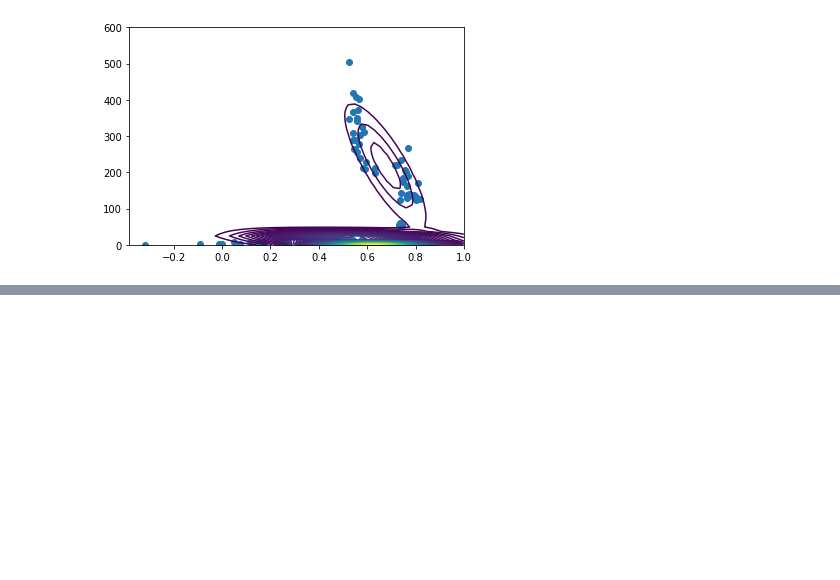
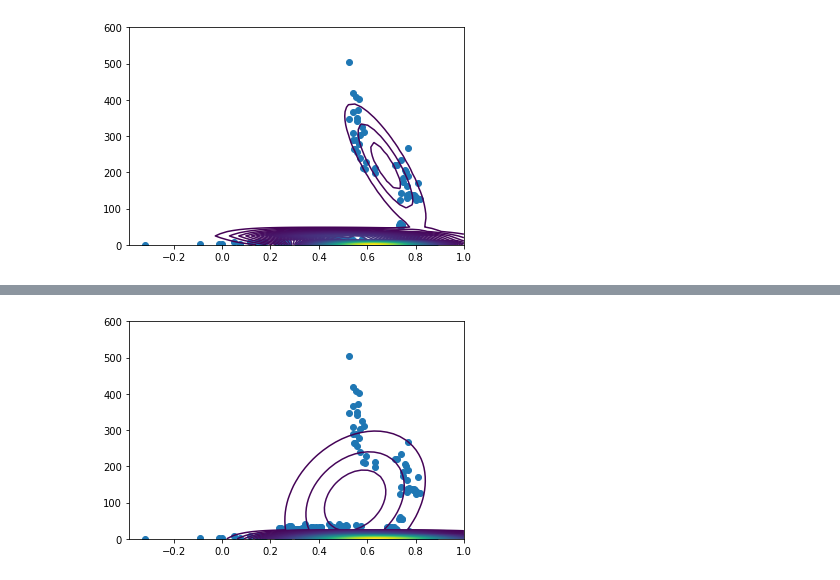
Before and after one commit to kambielawski/uciml_data_analysis, a Jupyter notebook: companies_scratchpad.ipynb, the cells around one changed output, grey strips where cells are left out. Saved outputs shown, nothing was run; the diff lists cells and outputs as text; code cells hidden in the pictures; blank space fills up the shorter version.

```diff
--- a/companies_scratchpad.ipynb
+++ b/companies_scratchpad.ipynb
@@ -581,6 +580,15 @@ array([[1.00789178e-04, 9.60583143e-05, 9.16963910e-05, ...,
         2.64491549e-25, 3.66893657e-27, 4.18747123e-29],
        [6.35808244e-33, 7.86707695e-31, 8.00910285e-29, ...,
         3.72732563e-26, 4.81056792e-28, 5.10832588e-30]])
+# %%
+def plotcontours(weights, means, covs, num_contours=100):
+    X, Y = np.meshgrid(np.linspace(-0.3, 1), np.linspace(0, 600))
+    XX = np.array([X.ravel(), Y.ravel()]).T
+    Z = getprob(XX, weights, means, covs)
+    Z = Z.reshape((50, 50))
+    plt.contour(X, Y, Z, num_contours)
+    plt.scatter(data['gross_margin'], data['revenue_per_user'])
+    plt.show()
 # %%
 plt.contour(X, Y, Z, 200)
 plt.scatter(displaydata['gross_margin'], displaydata['revenue_per_user'])
@@ -612,0 +619,4 @@ Text(0, 0.5, 'revenue per user')
+# %%
+# Kind of interesting to see visually. Let's try different #'s of Gaussians
+weights2, means2, covs2 = gaussian_mixture_model(np.array(data), 2)
+weights3, means3, covs3 = gaussian_mixture_model(np.array(data), 3)
@@ -612,0 +641,5 @@ Text(0, 0.5, 'revenue per user')
+# %%
+# two gaussians
+plotcontours(weights2, means2, covs2, num_contours=150)
+# %% [output]
+[figure, added]
```
Also changed, not shown: parts of 8 cells of this notebook.
